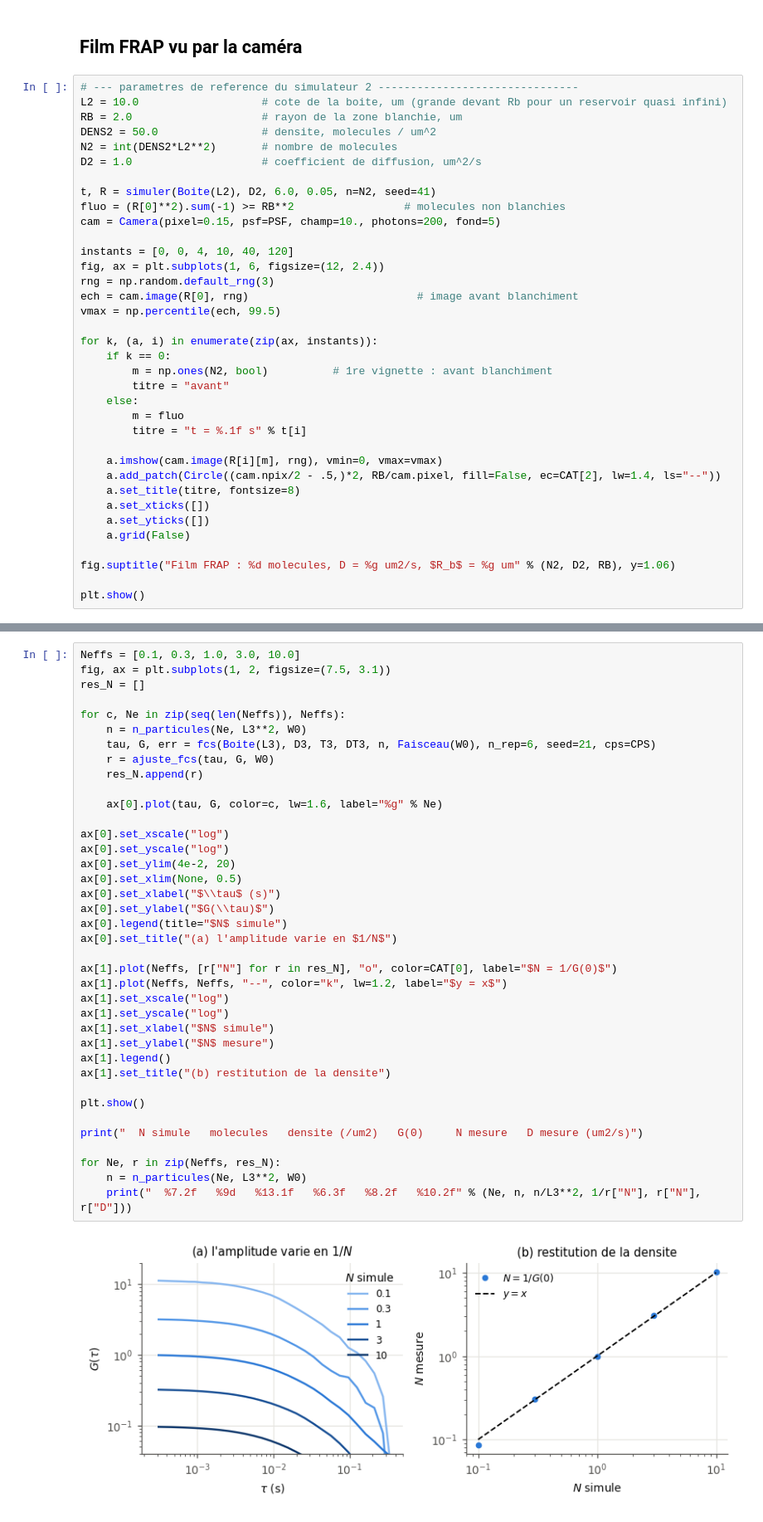
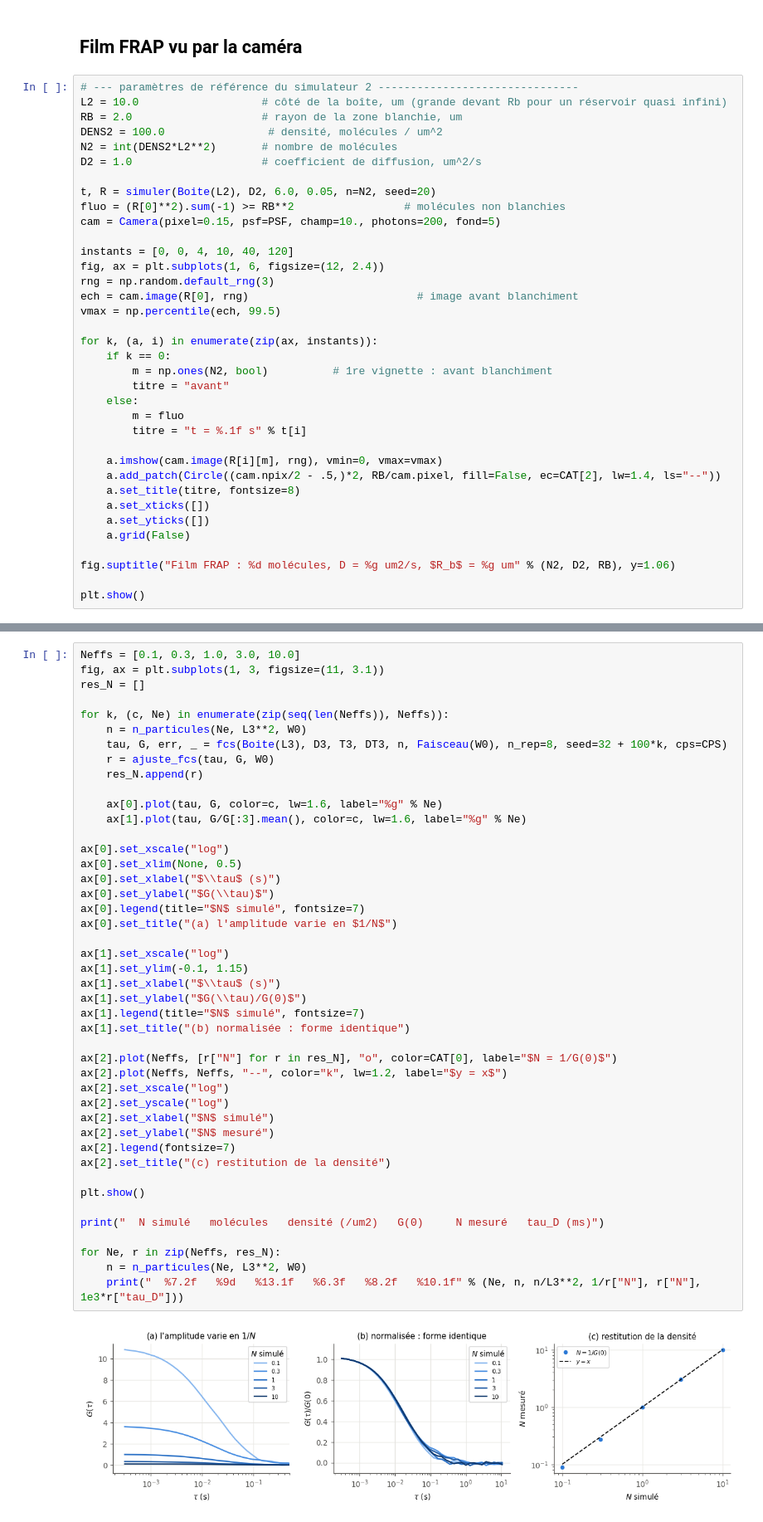
Before and after one commit to EliasOuelletOviedo/Analyse-des-signaux, a Jupyter notebook: Devoir 2/Devoir 2.ipynb, the cells around one changed output, grey strips where cells are left out. Shown at 83% size. Drawn from its saved outputs; the diff is of its cells as text.

```diff
--- a/Devoir 2/Devoir 2.ipynb
+++ b/Devoir 2/Devoir 2.ipynb
@@ -1063,15 +1183,15 @@ par construction.
 # %% [markdown]
 ## Film FRAP vu par la caméra
 # %%
-# --- parametres de reference du simulateur 2 -------------------------------
-L2 = 10.0                   # cote de la boite, um (grande devant Rb pour un reservoir quasi infini)
+# --- paramètres de référence du simulateur 2 -------------------------------
+L2 = 10.0                   # côté de la boîte, um (grande devant Rb pour un réservoir quasi infini)
 RB = 2.0                    # rayon de la zone blanchie, um
-DENS2 = 50.0                # densite, molecules / um^2
-N2 = int(DENS2*L2**2)       # nombre de molecules
+DENS2 = 100.0                # densité, molécules / um^2
+N2 = int(DENS2*L2**2)       # nombre de molécules
 D2 = 1.0                    # coefficient de diffusion, um^2/s
 
-t, R = simuler(Boite(L2), D2, 6.0, 0.05, n=N2, seed=41)
-fluo = (R[0]**2).sum(-1) >= RB**2                 # molecules non blanchies
+t, R = simuler(Boite(L2), D2, 6.0, 0.05, n=N2, seed=20)
+fluo = (R[0]**2).sum(-1) >= RB**2                 # molécules non blanchies
 cam = Camera(pixel=0.15, psf=PSF, champ=10., photons=200, fond=5)
 
 instants = [0, 0, 4, 10, 40, 120]
@@ -1095,7 +1215,7 @@ for k, (a, i) in enumerate(zip(ax, instants)):
     a.set_yticks([])
     a.grid(False)
 
-fig.suptitle("Film FRAP : %d molecules, D = %g um2/s, $R_b$ = %g um" % (N2, D2, RB), y=1.06)
+fig.suptitle("Film FRAP : %d molécules, D = %g um2/s, $R_b$ = %g um" % (N2, D2, RB), y=1.06)
 
 plt.show()
 # %% [output]
@@ -1452,40 +1656,46 @@ soit sous-échantillonnée aux $D$ élevés, soit privée de statistique aux $D$
 # %%
 Neffs = [0.1, 0.3, 1.0, 3.0, 10.0]
-fig, ax = plt.subplots(1, 2, figsize=(7.5, 3.1))
+fig, ax = plt.subplots(1, 3, figsize=(11, 3.1))
 res_N = []
 
-for c, Ne in zip(seq(len(Neffs)), Neffs):
+for k, (c, Ne) in enumerate(zip(seq(len(Neffs)), Neffs)):
     n = n_particules(Ne, L3**2, W0)
-    tau, G, err = fcs(Boite(L3), D3, T3, DT3, n, Faisceau(W0), n_rep=6, seed=21, cps=CPS)
+    tau, G, err, _ = fcs(Boite(L3), D3, T3, DT3, n, Faisceau(W0), n_rep=8, seed=32 + 100*k, cps=CPS)
     r = ajuste_fcs(tau, G, W0)
     res_N.append(r)
 
     ax[0].plot(tau, G, color=c, lw=1.6, label="%g" % Ne)
+    ax[1].plot(tau, G/G[:3].mean(), color=c, lw=1.6, label="%g" % Ne)
 
 ax[0].set_xscale("log")
-ax[0].set_yscale("log")
-ax[0].set_ylim(4e-2, 20)
 ax[0].set_xlim(None, 0.5)
 ax[0].set_xlabel("$\\tau$ (s)")
 ax[0].set_ylabel("$G(\\tau)$")
-ax[0].legend(title="$N$ simule")
+ax[0].legend(title="$N$ simulé", fontsize=7)
 ax[0].set_title("(a) l'amplitude varie en $1/N$")
 
-ax[1].plot(Neffs, [r["N"] for r in res_N], "o", color=CAT[0], label="$N = 1/G(0)$")
-ax[1].plot(Neffs, Neffs, "--", color="k", lw=1.2, label="$y = x$")
 ax[1].set_xscale("log")
-ax[1].set_yscale("log")
-ax[1].set_xlabel("$N$ simule")
-ax[1].set_ylabel("$N$ mesure")
-ax[1].legend()
-ax[1].set_title("(b) restitution de la densite")
+ax[1].set_ylim(-0.1, 1.15)
+ax[1].set_xlabel("$\\tau$ (s)")
+ax[1].set_ylabel("$G(\\tau)/G(0)$")
+ax[1].legend(title="$N$ simulé", fontsize=7)
+ax[1].set_title("(b) normalisée : forme identique")
+
+ax[2].plot(Neffs, [r["N"] for r in res_N], "o", color=CAT[0], label="$N = 1/G(0)$")
+ax[2].plot(Neffs, Neffs, "--", color="k", lw=1.2, label="$y = x$")
+ax[2].set_xscale("log")
+ax[2].set_yscale("log")
+ax[2].set_xlabel("$N$ simulé")
+ax[2].set_ylabel("$N$ mesuré")
+ax[2].legend(fontsize=7)
+ax[2].set_title("(c) restitution de la densité")
 
 plt.show()
 
-print("  N simule   molecules   densite (/um2)   G(0)     N mesure   D mesure (um2/s)")
+print("  N simulé   molécules   densité (/um2)   G(0)     N mesuré   tau_D (ms)")
 
 for Ne, r in zip(Neffs, res_N):
     n = n_particules(Ne, L3**2, W0)
-    print("  %7.2f   %9d   %13.1f   %6.3f   %8.2f   %10.2f" % (Ne, n, n/L3**2, 1/r["N"], r["N"], r["D"]))
+    print("  %7.2f   %9d   %13.1f   %6.3f   %8.2f   %10.1f" % (Ne, n, n/L3**2, 1/r["N"], r["N"], 1e3*r["tau_D"]))
 # %% [output]
-[figure, old version]
+[figure, new version]
```
Also changed, not shown: parts of 79 cells of this notebook, 11 other files.
